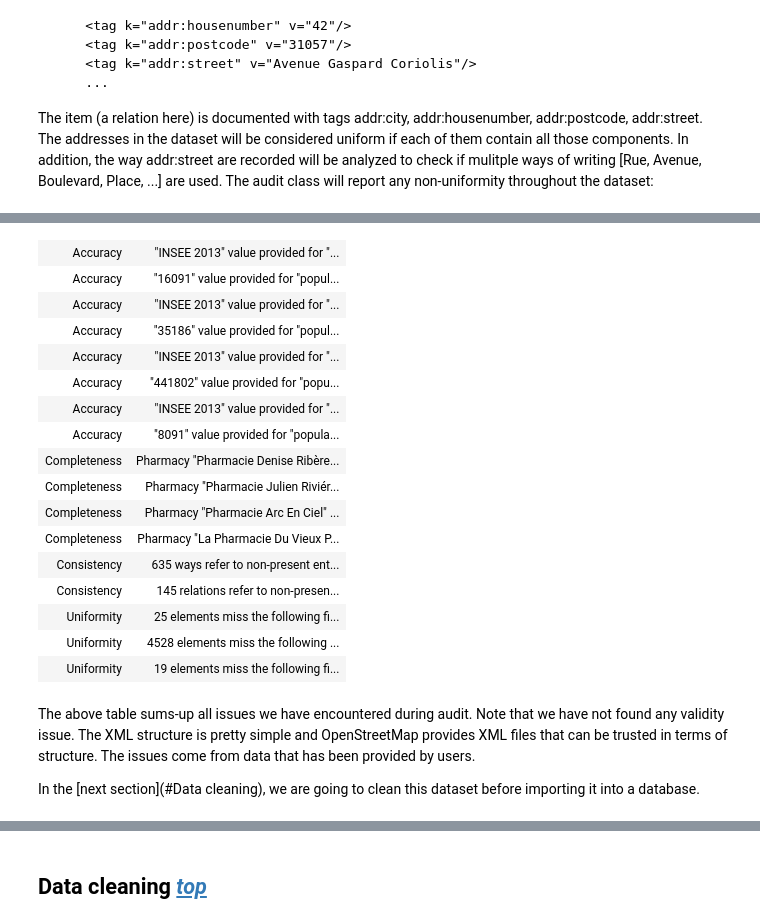
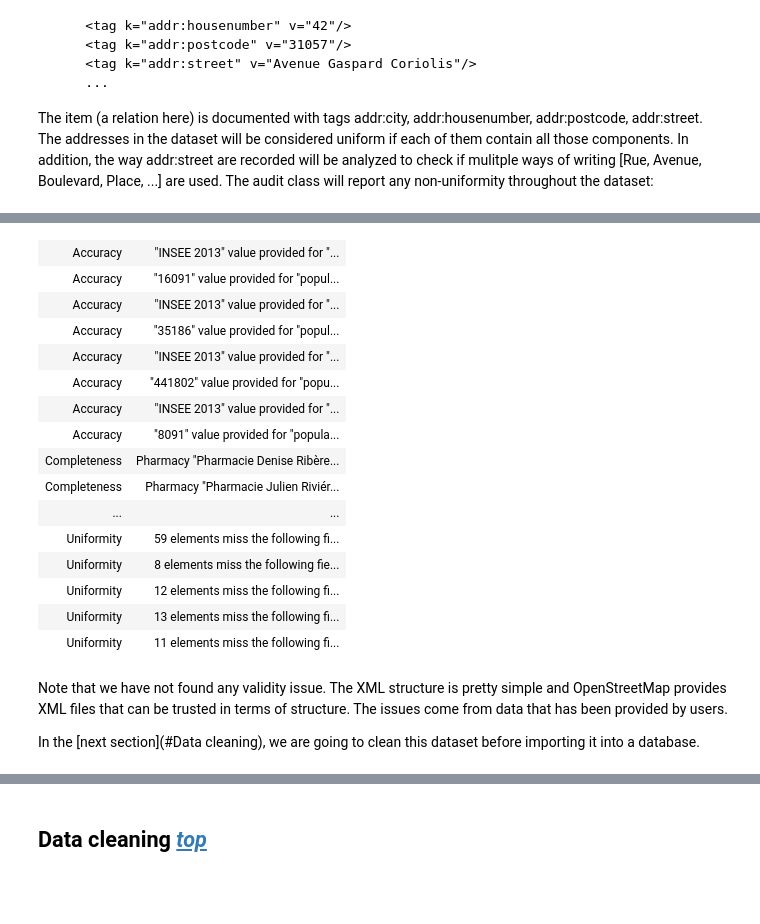
Before and after one commit to ccampguilhem/Udacity-DataAnalyst, a Jupyter notebook: 03-DataWranglingWithMongoDB/P02-WrangleOpenStreetMapData/data_wrangling.ipynb, the cells around one changed output, grey strips where cells are left out. Cells and saved outputs as stored; diff of their text form; code cells hidden in the pictures; blank space fills up the shorter version.

```diff
--- a/03-DataWranglingWithMongoDB/P02-WrangleOpenStreetMapData/data_wrangling.ipynb
+++ b/03-DataWranglingWithMongoDB/P02-WrangleOpenStreetMapData/data_wrangling.ipynb
@@ -147,7 +186,7 @@ def download_map_area():
     return r.status_code, filename, os.path.getsize(filename)
 # %%
 #Download dataset
-status_code, dataset_path, dataset_size = download_map_area()
+%time status_code, dataset_path, dataset_size = download_map_area()
 if status_code is None:
     print "The file {} is re-used from a previous download. Its size is {} bytes.".format(dataset_path, dataset_size)
 elif status_code == 200:
@@ -382,7 +248,7 @@ class OpenStreetMapXmlHandler(xml.sax.ContentHandler):
 We can now use the handler in SAX parsing:
 # %%
 parser = xml.sax.make_parser()
-with OpenStreetMapXmlHandler(caching=False) as handler:
+with OpenStreetMapXmlHandler() as handler:
     parser.setContentHandler(handler)
     parser.parse(dataset_path)
 # %%
@@ -458,6 +324,7 @@ import functools
 #Function to check numbers
 check_digit = lambda name, attr: attr[name].isdigit()
 check_id_digit = functools.partial(check_digit, 'id')
+check_uid_digit = functools.partial(check_digit, 'uid')
 check_ref_digit = functools.partial(check_digit, 'ref')
 
 #Define a schema
@@ -482,17 +349,18 @@ schema = {
     #number
     'node': {
         'ancestors': {'osm'},
-        'requiredAttributes': ['id', 'lat', 'lon'],
+        'requiredAttributes': ['id', 'lat', 'lon', 'uid'],
         'attributesFuncs': [lambda attr: -90 <= float(attr['lat']) <= 90,
                             lambda attr: -180 <= float(attr['lon']) <= 180,
-                            check_id_digit]},
+                            check_id_digit,
+                            check_uid_digit]},
     #way shall be within osm element. A way shall have id attribute. It shall have at least one nd children.
     #id shall be a digit.
     'way': {
         'ancestors': {'osm'},
-        'requiredAttributes': ['id'],
+        'requiredAttributes': ['id', 'uid'],
         'requiredChildren': ['nd'],
-        'attributesFuncs': [check_id_digit]},
+        'attributesFuncs': [check_id_digit, check_uid_digit]},
     #nd shall be within way element. A nd shall have ref attribute. ref attribute shall be a digit.
     'nd': {
         'ancestors': {'osm.way'},
@@ -502,9 +370,9 @@ schema = {
     #be a digit
     'relation': {
         'ancestors': {'osm'},
-        'requiredAttributes': ['id'],
+        'requiredAttributes': ['id', 'uid'],
         'requiredChildren': ['member'],
-        'attributesFunc': [check_id_digit]},
+        'attributesFunc': [check_id_digit, check_uid_digit]},
     #member shall be within a relation element. It shall have type, ref and role attributes. The type attribute shall
     #be either way or node. The ref attribute shall be a digit.
     'member': {
@@ -937,7 +563,7 @@ gold_standard_pages_jaunes = [
     (u'Pharmacie Julien Riviére-Sacaze', (u'18', u'Boulevard Eugène Montel', 31170, u'Tournfeuille')),
     (u'Pharmacie Arc En Ciel', (u'19', u'Avenue Alphonse Daudet', 31170, u'Tournfeuille')),
     (u'Pharmacie Du Centre', (u'67', u'Rue Gaston Doumergue', 31170, u'Tournfeuille')),
-    (u'La Pharmacie Du Vieux Pigeonnier ', (u'3', u'Rue Hector Berlioz', 31170, u'Tournfeuille')),
-    (u'Pharmacie de Pahin', (u'37', u'Chemin Fournaulis', 31170, u'Tournfeuille'))]
+    (u'La Pharmacie Du Vieux Pigeonnier', (u'3', u'Rue Hector Berlioz', 31170, u'Tournfeuille')),
+    (u'Pharmacie De Pahin', (u'37', u'Chemin Fournaulis', 31170, u'Tournfeuille'))]
 # %% [markdown]
 Let's create an audit class for completeness. It will compare each information from items having a "amenity/pharmacy" tag to the standard above.
@@ -1356,7 +695,7 @@ The following code wraps all audit tasks and returns a table with all kind of no
 # %%
 #Parse and audit
-audit = [DataValidityAudit(schema), DataAccuracyAudit(gold_standard_insee),
+full_audit = [DataValidityAudit(schema), DataAccuracyAudit(gold_standard_insee),
          DataCompletenessAudit(gold_standard_pages_jaunes), DataConsistencyAudit(), DataUniformityAudit()]
-%time nonconformities = parse_and_audit(dataset_path, audit)
+%time nonconformities = parse_and_audit(dataset_path, full_audit)
 display(HTML(tabulate.tabulate(nonconformities, tablefmt='html')))
 # %% [output]
@@ -1365,22 +704,21 @@ Wall time: 22.5 s
 | Accuracy | "INSEE 2013" value provided for "... |
 | Accuracy | "16091" value provided for "popul... |
 | Accuracy | "INSEE 2013" value provided for "... |
 | Accuracy | "35186" value provided for "popul... |
 | Accuracy | "INSEE 2013" value provided for "... |
 | Accuracy | "441802" value provided for "popu... |
 | Accuracy | "INSEE 2013" value provided for "... |
 | Accuracy | "8091" value provided for "popula... |
 | Completeness | Pharmacy "Pharmacie Denise Ribère... |
 | Completeness | Pharmacy "Pharmacie Julien Riviér... |
-| Completeness | Pharmacy "Pharmacie Arc En Ciel" ... |
-| Completeness | Pharmacy "La Pharmacie Du Vieux P... |
-| Consistency | 635 ways refer to non-present ent... |
-| Consistency | 145 relations refer to non-presen... |
-| Uniformity | 25 elements miss the following fi... |
-| Uniformity | 4528 elements miss the following ... |
-| Uniformity | 19 elements miss the following fi... |
+| ... | ... |
+| Uniformity | 59 elements miss the following fi... |
+| Uniformity | 8 elements miss the following fie... |
+| Uniformity | 12 elements miss the following fi... |
+| Uniformity | 13 elements miss the following fi... |
+| Uniformity | 11 elements miss the following fi... |
 # %% [markdown]
-The above table sums-up all issues we have encountered during audit. Note that we have not found any validity issue. The XML structure is pretty simple and OpenStreetMap provides XML files that can be trusted in terms of structure. The issues come from data that has been provided by users.
+Note that we have not found any validity issue. The XML structure is pretty simple and OpenStreetMap provides XML files that can be trusted in terms of structure. The issues come from data that has been provided by users.
 
 In the [next section](#Data cleaning), we are going to clean this dataset before importing it into a database.
 # %% [markdown]
```
Also changed, not shown: parts of 96 cells of this notebook, 11 other files.
